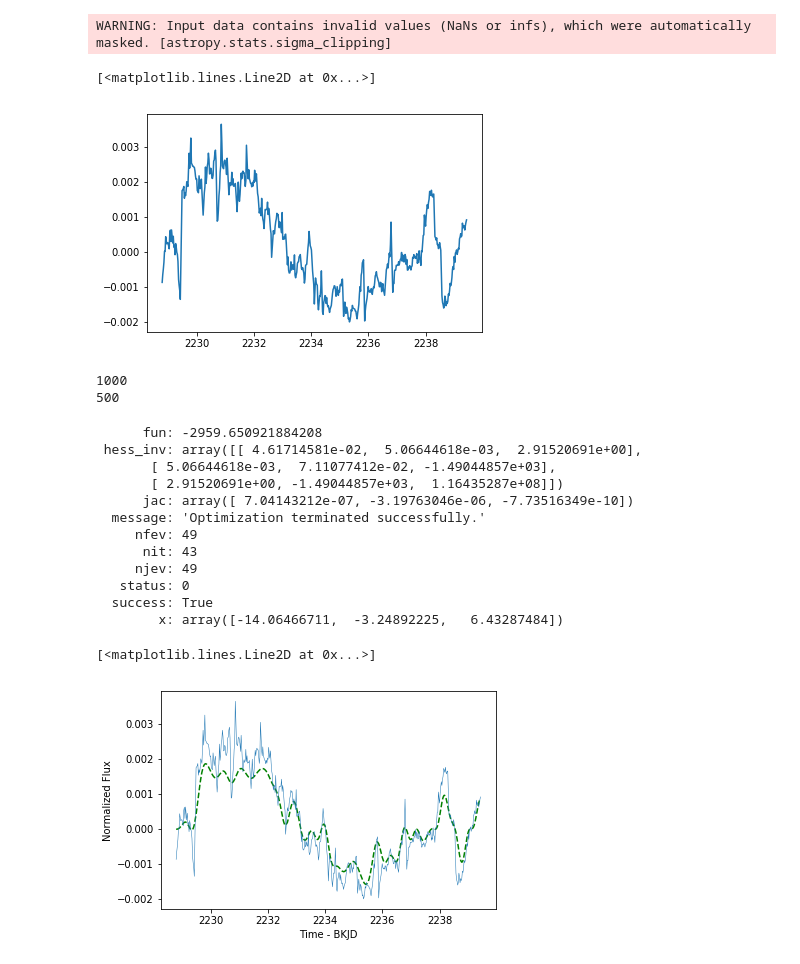
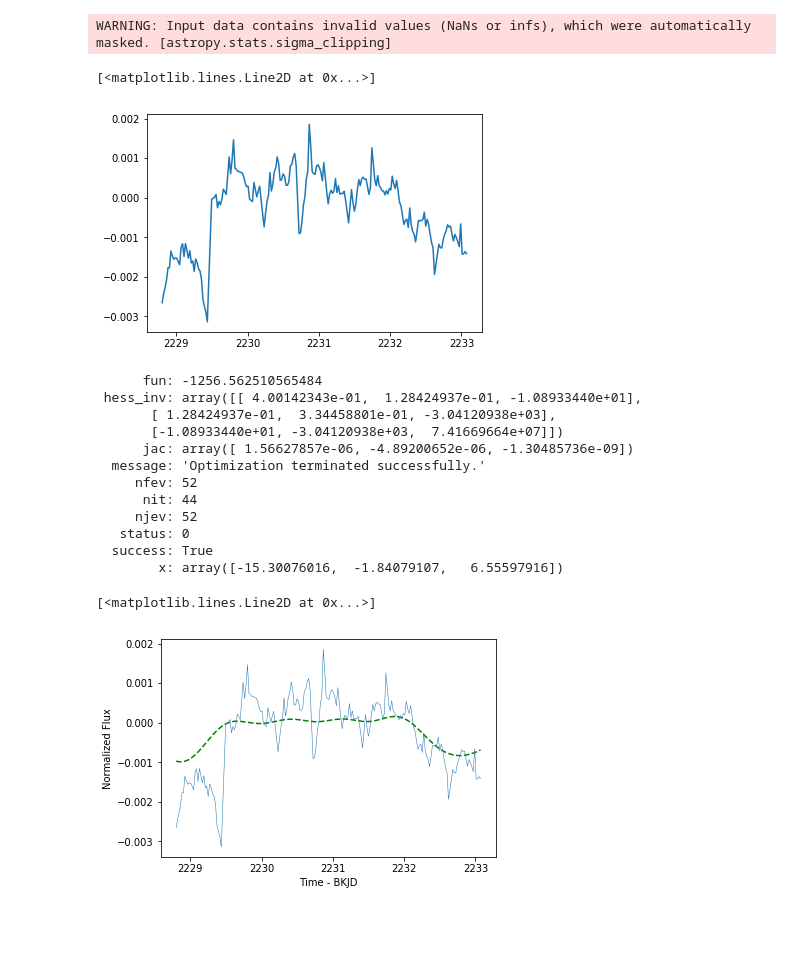
Before and after one commit to dennisafa/k2Flares, a Jupyter notebook: id210408563K2.ipynb, the cells around one changed output. Saved outputs shown, nothing was run; the diff lists cells and outputs as text; code cells hidden in the pictures; blank space fills up the shorter version.

```diff
--- a/id210408563K2.ipynb
+++ b/id210408563K2.ipynb
@@ -24,59 +24,53 @@ def grad_neg_ln_like(p):
     return -gp.grad_log_likelihood(y)
 # %%
 
-y = strPDC.flux[:500]
-x = strPDC.time[:500]
+y = strPDC.flux[:200]
+x = strPDC.time[:200]
 y = (y/np.median(y)) - 1
 x = x[np.isfinite(y)]
 y = y[np.isfinite(y)]
 
 
 plt.plot(x,y)
 # %% [output]
 [<matplotlib.lines.Line2D at 0x...>]
-[figure, old version]
+[figure, new version]
 # %%
 kernel = np.var(y) * kernels.ExpSquaredKernel(1) * kernels.CosineKernel(log_period = 0.5)
 gp = george.GP(kernel)
 gp.compute(x,y)
-print(yerr.size)
-print(x.size)
-xpred = x
-predVar = gp.predict(y,xpred, return_var = True)
+predVar = gp.predict(y,x, return_var = True)
-# %% [output]
-1000
-500
 # %%
 result = minimize(neg_ln_like, gp.get_parameter_vector(), jac=grad_neg_ln_like)
 print(result)
 gp.set_parameter_vector(result.x)
-pred = gp.predict(y, xpred, return_var = True)
+pred = gp.predict(y, x, return_var = True)
 # %% [output]
-      fun: -2959.650921884208
- hess_inv: array([[ 4.61714581e-02,  5.06644618e-03,  2.91520691e+00],
-       [ 5.06644618e-03,  7.11077412e-02, -1.49044857e+03],
-       [ 2.91520691e+00, -1.49044857e+03,  1.16435287e+08]])
-      jac: array([ 7.04143212e-07, -3.19763046e-06, -7.73516349e-10])
+      fun: -1256.562510565484
+ hess_inv: array([[ 4.00142343e-01,  1.28424937e-01, -1.08933440e+01],
+       [ 1.28424937e-01,  3.34458801e-01, -3.04120938e+03],
+       [-1.08933440e+01, -3.04120938e+03,  7.41669664e+07]])
+      jac: array([ 1.56627857e-06, -4.89200652e-06, -1.30485736e-09])
   message: 'Optimization terminated successfully.'
-     nfev: 49
-      nit: 43
-     njev: 49
+     nfev: 52
+      nit: 44
+     njev: 52
    status: 0
   success: True
-        x: array([-14.06466711,  -3.24892225,   6.43287484])
+        x: array([-15.30076016,  -1.84079107,   6.55597916])
 # %%
-pred, pred_var = gp.predict(y, xpred, return_var = True)
+pred, pred_var = gp.predict(y, x, return_var = True)
 
 #print(xpred.size)
 #print(pred.size)
 #print(x.size)
 #print(y.size)
 
-plt.plot(xpred,pred, "--g")
+plt.plot(x,pred, "--g")
 plt.xlabel('Time - BKJD')
 plt.ylabel('Normalized Flux')
 plt.plot(x,y, lw=0.5)
 # %% [output]
 [<matplotlib.lines.Line2D at 0x...>]
-[figure, old version]
+[figure, new version]
 # %%
```
Also changed, not shown: parts of 1 cell of this notebook, 3 other files.
